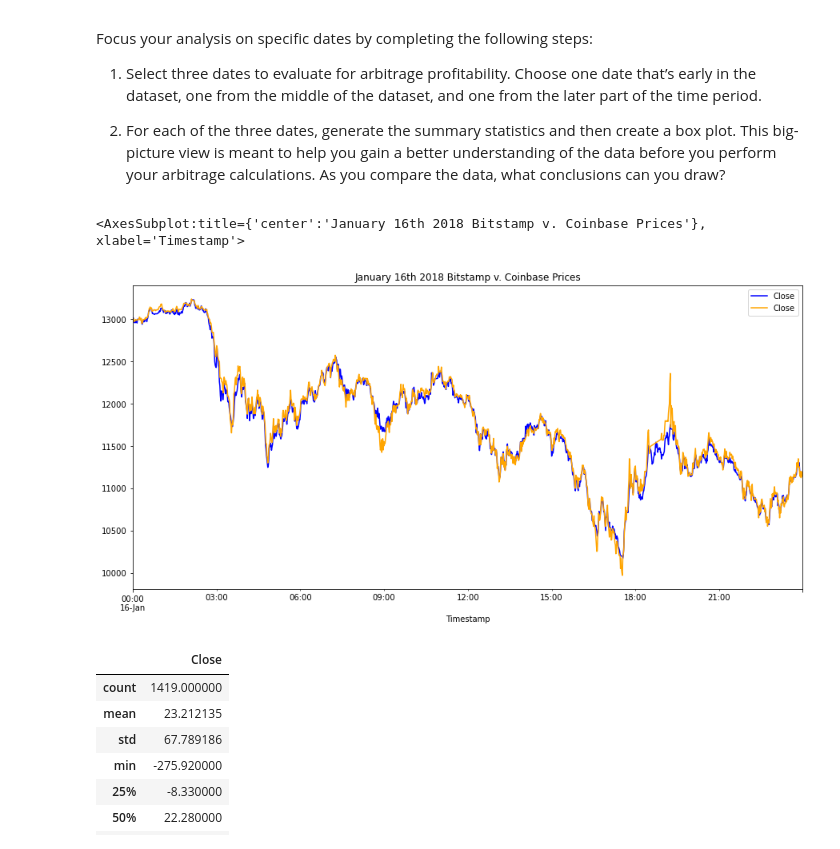
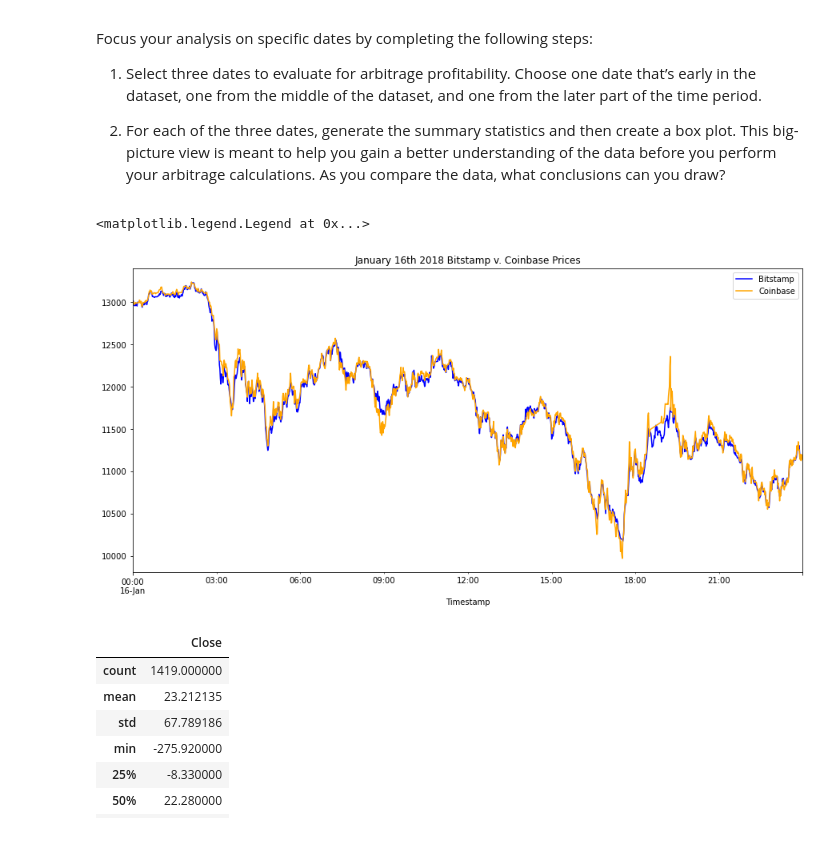
Before and after one commit to rodum012/Bitcoin_Arbitrage, a Jupyter notebook: crypto_arbitrage.ipynb, the cells around one changed output. Cells and saved outputs as stored; diff of their text form; code cells hidden in the pictures.

```diff
--- a/crypto_arbitrage.ipynb
+++ b/crypto_arbitrage.ipynb
@@ -281,14 +288,16 @@ Focus your analysis on specific dates by completing the following steps:
 # %%
 # Create an overlay plot that visualizes the two dataframes over a period of one day early in the dataset.
 # Be sure that the plots include the parameters `legend`, `figsize`, `title`, `color` and `label`
 
 # Creates an overlay plot that visualizes the price action of both DataFrames on 01-16-2018
 ax=bitstamp_sliced.loc["2018-01-16"].plot(legend=True,figsize=(15,7),title="January 16th 2018 Bitstamp v. Coinbase Prices",color="blue",label="Bitstamp")
 coinbase_sliced.loc["2018-01-16"].plot(legend=True,figsize=(15,7),color="orange",label="Coinbase",ax=ax)
-#***fix labels/ legends***
+#Creates labels for the legend
+labels = ["Bitstamp","Coinbase"]
+ax.legend(labels=labels)
 # %% [output]
-<AxesSubplot:title={'center':'January 16th 2018 Bitstamp v. Coinbase Prices'}, xlabel='Timestamp'>
+<matplotlib.legend.Legend at 0x...>
-[figure, old version]
+[figure, new version]
 # %%
 # Using the early date that you have selected, calculate the arbitrage spread
 # by subtracting the bitstamp lower closing prices from the coinbase higher closing prices
```
Also changed, not shown: parts of 7 cells of this notebook, 2 other files.
